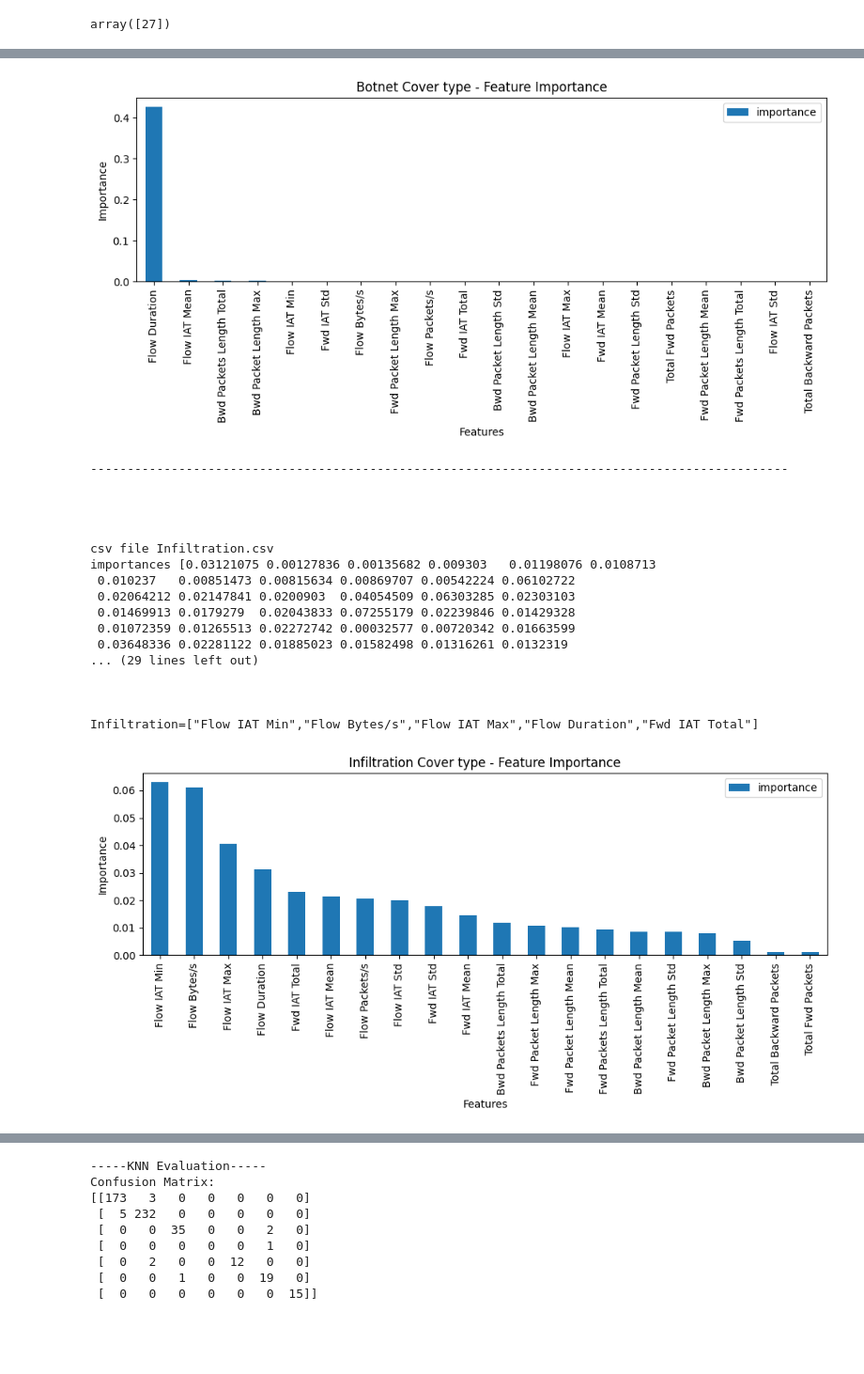
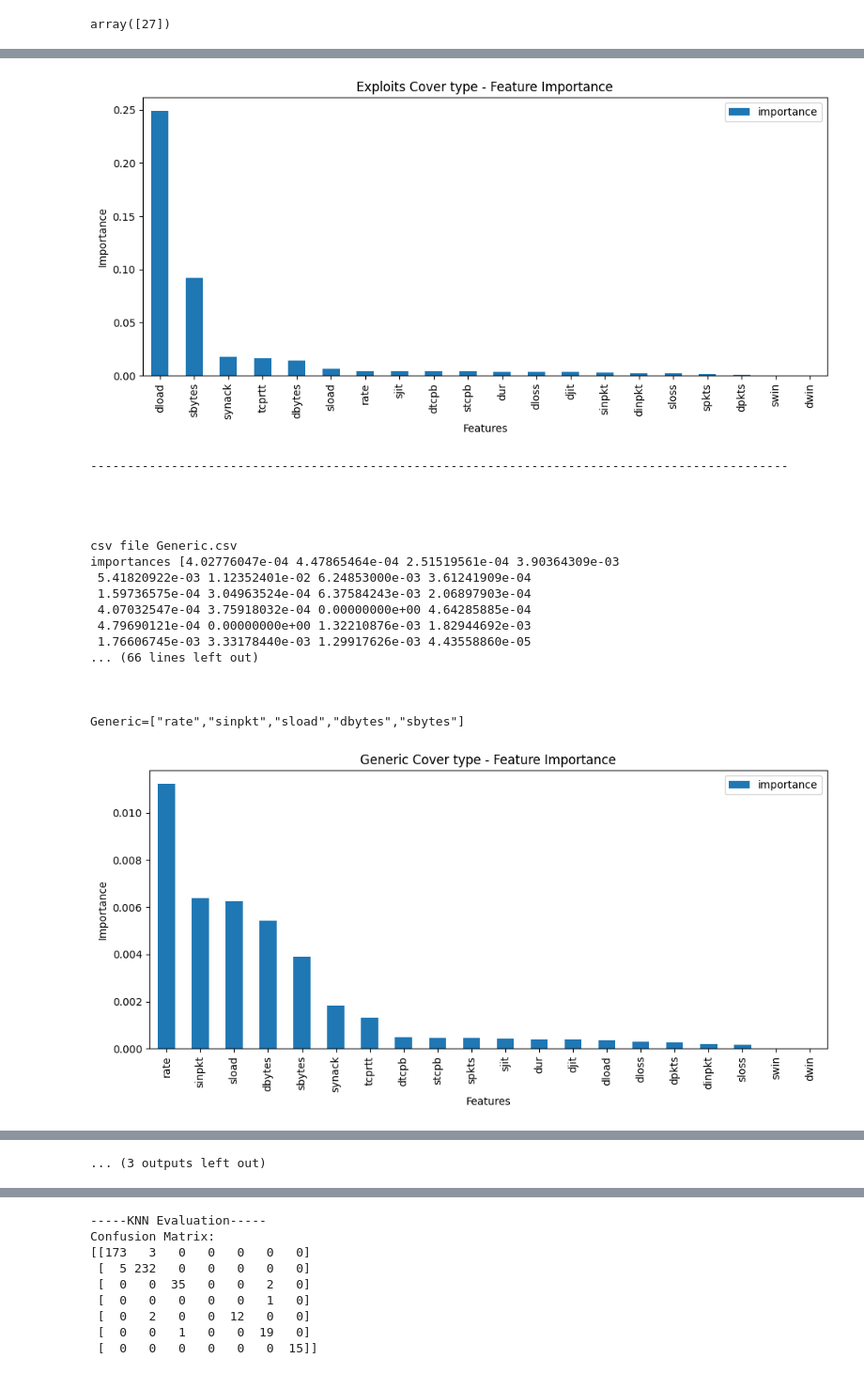
Before and after one commit to brinashong/CS5344_Project, a Jupyter notebook: work/pipeline.ipynb, the cells around one changed output, grey strips where cells are left out. Shown at 94% size. Drawn from its saved outputs; the diff is of its cells as text; code cells hidden in the pictures; blank space fills up the shorter version.

Commit message:
Add unsw dataset

```diff
--- a/work/pipeline.ipynb
+++ b/work/pipeline.ipynb
@@ -32,8 +33,9 @@ TEST_COUNT = 500
 # %%
 # Should already be one hot encoded and label encoded
 # all_df, main_labels, config = get_processed_covtype_df()
+# all_df, main_labels, config = get_processed_kdd_df()
 # all_df, main_labels, config = get_processed_cicids_df()
-all_df, main_labels, config = get_processed_kdd_df()
+all_df, main_labels, config = get_processed_unsw_df()
 TARGET_COLUMN = config['TARGET_COLUMN']
 NORMAL_TARGET = config['NORMAL_TARGET']
 TARGET_DICT = config['TARGET_DICT']
@@ -97,15 +104,10 @@ X_y_train_df.head()
 # %%
-# Initialize the standard scaler
-scaler = StandardScaler()
-
 # Fit and transform the numeric columns
-X_train_scaled_df = X_train_df.copy()
-X_train_scaled_df[NUMERICAL_COLUMNS] = scaler.fit_transform(X_train_scaled_df[NUMERICAL_COLUMNS])
+scaler, X_train_scaled_df = standardise(X_train_df, NUMERICAL_COLUMNS)
 # print('X_train_scaled_df', X_train_scaled_df)
 
 # Use the same scaler to transform X_test
-X_test_scaled_df = X_test_df.copy()
-X_test_scaled_df[NUMERICAL_COLUMNS] = scaler.transform(X_test_scaled_df[NUMERICAL_COLUMNS])
+scaler, X_test_scaled_df = standardise(X_test_df, NUMERICAL_COLUMNS, scaler=scaler)
 # print('X_test_scaled_df', X_test_scaled_df)
 # %%
 # Loop through each cover type and create a dataset
@@ -113,7 +115,7 @@ benign = 2359289
 abnormal_type_counts = all_df[TARGET_COLUMN].value_counts()
 abnormal_type_dict = abnormal_type_counts.to_dict()
 print('abnormal_type_dict', abnormal_type_dict)
-
+target_index = all_df.columns.get_loc(TARGET_COLUMN)
 benign_ratio = 2  # Adjust this ratio as needed
 min_benign_samples = 50  # Ensure at least 50 benign samples are always included
 
@@ -145,11 +147,11 @@ for label, name in TARGET_DICT.items():
                 k = line.strip().split(",")  # Strip newline and split the line
 
                 # Collect normal rows
-                if int(k[-1]) == NORMAL_TARGET:
+                if int(k[target_index]) == NORMAL_TARGET:
                     benign_rows.append(line)
 
                 # Collect abnormal rows that match the current label
-                elif int(k[-1]) == label:
+                elif int(k[target_index]) == label:
                     abnormal_rows.append(line)
 
         # Randomly sample benign rows
@@ -210,9 +214,8 @@ for csv_file in csv_files:
     importances = forest.feature_importances_
     label = csv_file.split(".")[0]
     print('importances', importances, label)
-    std = np.std([tree.feature_importances_ for tree in forest.estimators_],
-                 axis=0)
-    indices = np.argsort(importances)[::-1]
+    # std = np.std([tree.feature_importances_ for tree in forest.estimators_], axis=0)
+    # indices = np.argsort(importances)[::-1]
     refclasscol=list(df.columns.values)
     impor_bars = pd.DataFrame({'Features':refclasscol[0:20],'importance':importances[0:20]})
     impor_bars = impor_bars.sort_values('importance',ascending=False)
@@ -236,26 +239,7 @@ for csv_file in csv_files:
     SVMs[label] = svm
 
 
-    plt.rcParams['figure.figsize'] = (10, 5)
-    impor_bars.plot.bar();
-    #printing the feature importances
-    count=0
-    fea_ture=label+"=["
-    for i in impor_bars.index:
-        fea_ture=fea_ture+"\""+str(i)+"\","
-        count+=1
-        if count==5:
-            fea_ture=fea_ture[0:-1]+"]"
-            break
-    print(label,"importance list:")
-    print(label,"\n",impor_bars.head(20),"\n\n\n")
-    print(fea_ture)
-    plt.title(label+" Cover type - Feature Importance")
-    plt.ylabel('Importance')
-    plt.savefig(os.path.join(FEATURE_FOLDER, label+".pdf"),bbox_inches='tight', format = 'pdf')
-    ths.write((  fea_ture ) )
-    plt.tight_layout()
-    plt.show()
+    show_importance(impor_bars, label)
     print("-----------------------------------------------------------------------------------------------\n\n\n\n")
 
 print('feature_importances', feature_importances)
@@ -318,22 +302,22 @@ Botnet=["Flow Duration","Flow IAT Mean","Bwd Packets Length Total","Bwd Packet L
-[figure, old version]
+[figure, new version]
 -----------------------------------------------------------------------------------------------
 
 
 
 
-csv file Infiltration.csv
-importances [0.03121075 0.00127836 0.00135682 0.009303   0.01198076 0.0108713
- 0.010237   0.00851473 0.00815634 0.00869707 0.00542224 0.06102722
- 0.02064212 0.02147841 0.0200903  0.04054509 0.06303285 0.02303103
- 0.01469913 0.0179279  0.02043833 0.07255179 0.02239846 0.01429328
- 0.01072359 0.01265513 0.02272742 0.00032577 0.00720342 0.01663599
- 0.03648336 0.02281122 0.01885023 0.01582498 0.01316261 0.0132319
-... (29 lines left out)
+csv file Generic.csv
+importances [4.02776047e-04 4.47865464e-04 2.51519561e-04 3.90364309e-03
+ 5.41820922e-03 1.12352401e-02 6.24853000e-03 3.61241909e-04
+ 1.59736575e-04 3.04963524e-04 6.37584243e-03 2.06897903e-04
+ 4.07032547e-04 3.75918032e-04 0.00000000e+00 4.64285885e-04
+ 4.79690121e-04 0.00000000e+00 1.32210876e-03 1.82944692e-03
+ 1.76606745e-03 3.33178440e-03 1.29917626e-03 4.43558860e-05
+... (66 lines left out)
 
 
 
-Infiltration=["Flow IAT Min","Flow Bytes/s","Flow IAT Max","Flow Duration","Fwd IAT Total"]
+Generic=["rate","sinpkt","sload","dbytes","sbytes"]
-[figure, old version]
+[figure, new version]
 -----------------------------------------------------------------------------------------------
 
 
@@ -372,3 +357,4 @@ important_features ['Fwd Packet Length Max', 'Fwd Packet Length Mean', 'Fwd Pack
+... (3 outputs left out)
 # %%
 seconds = time.time()
 
```
Also changed, not shown: parts of 8 cells of this notebook, 8 other files.
